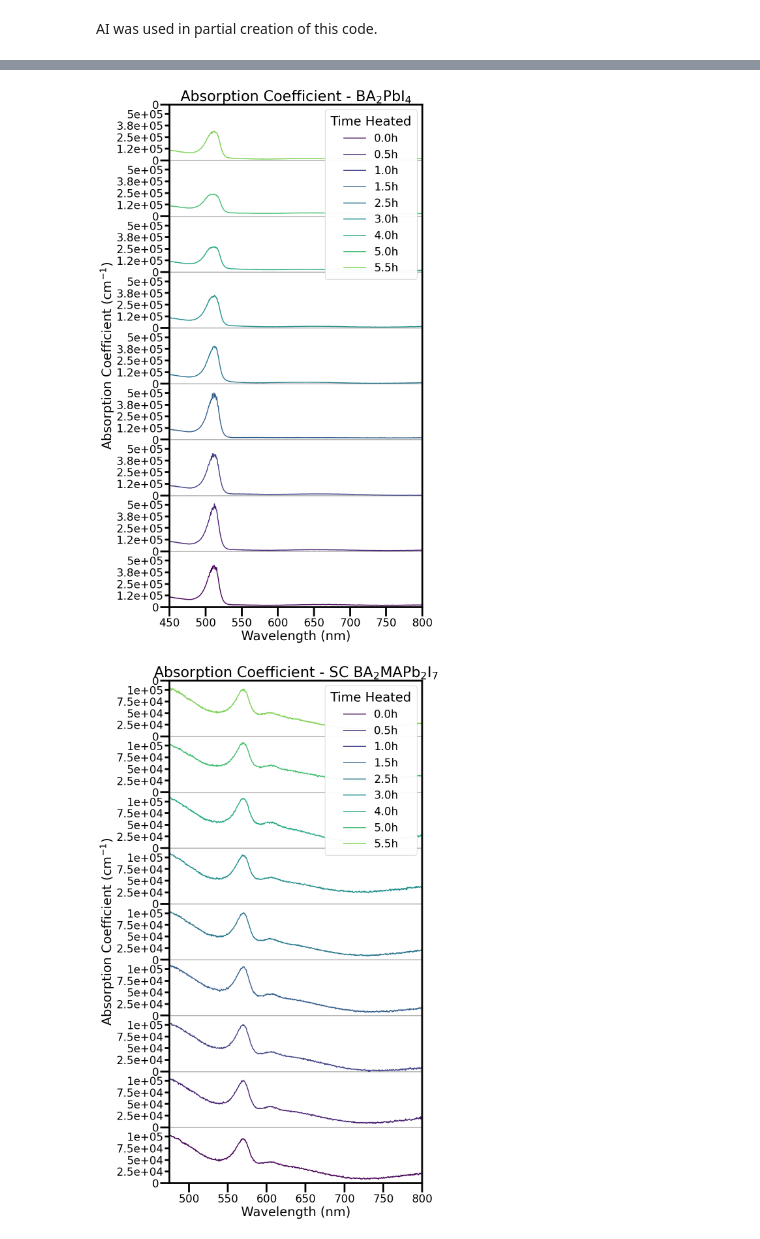
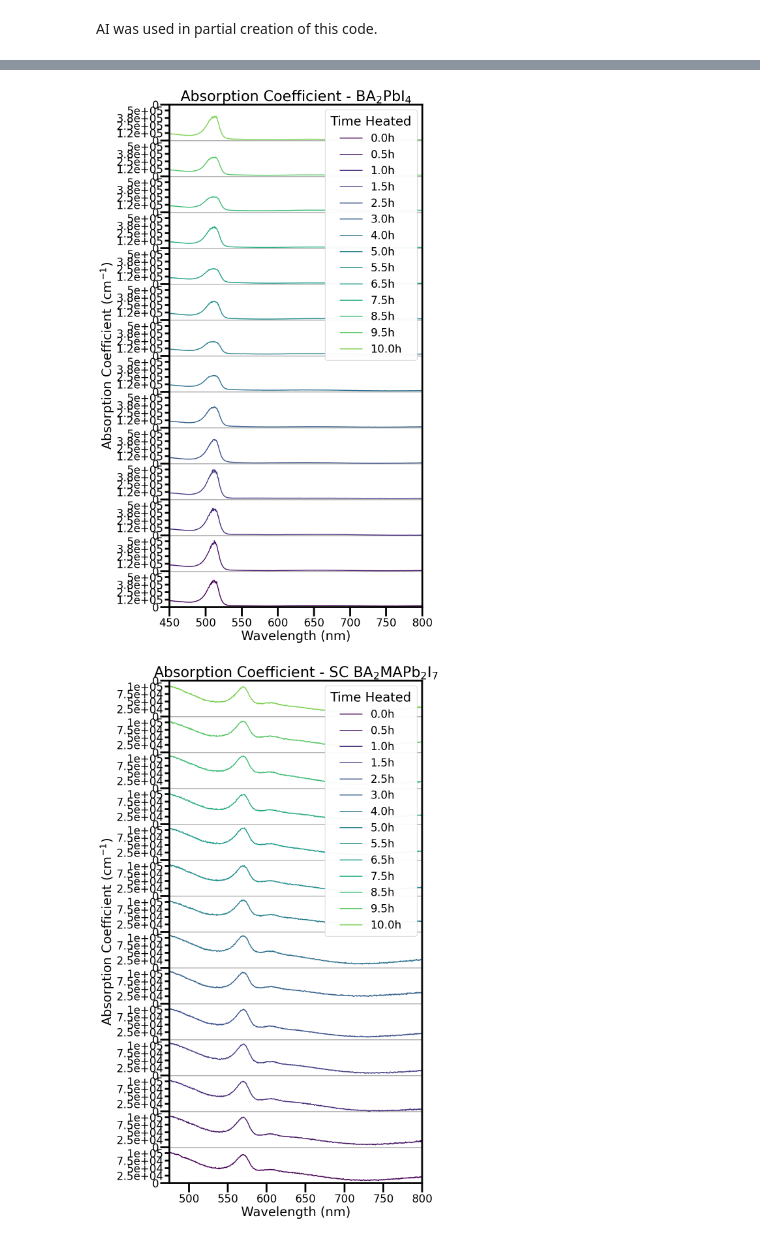
Before and after one commit to Phb22rr/4th-year-project, a Jupyter notebook: UV-Vis Plots sample3.ipynb, the cells around one changed output, grey strips where cells are left out. Drawn from its saved outputs; the diff is of its cells as text; code cells hidden in the pictures.

```diff
--- a/UV-Vis Plots sample3.ipynb
+++ b/UV-Vis Plots sample3.ipynb
@@ -110,9 +110,10 @@ csv_files = glob.glob(os.path.join(directory, "*.csv"))
 data_dict = {}
 
 for file in csv_files:
-    key = os.path.splitext(os.path.basename(file))[0]
+    key1 = os.path.splitext(os.path.basename(file))[0]
     #print(key)
-    key = key.replace("Easy access data - ", "", 1) #format == key.replace("old bit of key", "new bit of key", "counts(if counts == 1 then replaces all instances)")
+
+    key = key1.replace("Easy access data - ", "", 1) #format == key.replace("old bit of key", "new bit of key", "counts(if counts == 1 then replaces all instances)")
     key = key.replace("Sample set 3 - ", "", 1)
     #print(key)
     short_key = key.split(" - ")[0].strip()
@@ -123,10 +124,11 @@ for file in csv_files:
     short_key = short_key.replace(" heat", "",1)
 
     #print(short_key)
-
     placeholder = float(short_key.split("h")[0].strip())
+    print(placeholder)
 
     data_dict[str(placeholder)] = csv_to_numpy(file)
+
 print(data_dict.keys())
 #print(data_dict["0"][:, 0])
 #print(data_dict["0"][:, 1])
@@ -138,7 +140,8 @@ print(data_dict.keys())
 #the order of the keys is in the awful ['0', '139', '162', '167', '185', '192', '1', '209', '21', '215', '26', '44', '50', '67', '73'] order. We need to fix that
 key_list = []
 for key in data_dict.keys():
-    key_list.append(float(key))
+    key1=float(key)
+    key_list.append(key1)
     correct_key_order = np.argsort(key_list)
 print(correct_key_order)
 
@@ -247,11 +265,11 @@ for i in [3, 4, 5]:
     # define y_jump per material
     if i == 3:
         #y_jump = [90, 90, 75, 75]
-        y_jump= [100, 100, 100, 100, 100, 100, 100, 100, 100, 100]
+        y_jump= [100, 100, 100, 100, 100, 100, 100, 100, 100, 100, 100, 100, 100, 100, 100, 100, 100, 100, 100, 100, 100, 100, 100, 100, 100, 100, 100, 100]
     elif i == 4:
-        y_jump = [100, 100, 100, 100, 100, 100, 100, 100, 100, 100]
+        y_jump = [100, 100, 100, 100, 100, 100, 100, 100, 100, 100, 100, 100, 100, 100, 100, 100, 100, 100, 100, 100, 100, 100, 100, 100, 100, 100, 100, 100]
     elif i == 5:
-        y_jump = [100, 100, 100, 100, 100, 100, 100, 100, 100, 100]
+        y_jump = [100, 100, 100, 100, 100, 100, 100, 100, 100, 100, 100, 100, 100, 100, 100, 100, 100, 100, 100, 100, 100, 100, 100, 100, 100, 100, 100, 100]
 
     y_jump = [(120/100) * i for i in y_jump]
     print(y_jump)
@@ -340,13 +358,13 @@ y_jump = 2.25
 for i in [3, 4, 5]:
     if i == 3:
         #y_jump = [90, 90, 75, 75]
-        y_jump = [5, 5, 5, 5, 5, 5, 5, 5, 5, 5]
+        y_jump = [5, 5, 5, 5, 5, 5, 5, 5, 5, 5, 5, 5, 5, 5, 5, 5, 5, 5, 5]
         y_jump = [2 for i in range(len(y_jump))]
     elif i == 4:
-        y_jump = [5, 5, 5, 5, 5, 5, 5, 5, 5, 5]
+        y_jump = [5, 5, 5, 5, 5, 5, 5, 5, 5, 5, 5, 5, 5, 5, 5, 5, 5, 5, 5]
         y_jump = [0.5 for i in range(len(y_jump))]
     elif i == 5:
-        y_jump = [5, 5, 5, 5, 5, 5, 5, 5, 5, 5]
+        y_jump = [5, 5, 5, 5, 5, 5, 5, 5, 5, 5, 5, 5, 5, 5, 5, 5, 5, 5, 5]
         y_jump = [1.2 for i in range(len(y_jump))]
     y_jump = [120/100 * i for i in y_jump]
 
@@ -458,12 +476,12 @@ y_jump = 2.25* 10 ** 5
 for i in [3, 4, 5]:
     if i == 3:
         #y_jump = [90, 90, 75, 75]
-        y_jump = [100000, 100000, 100000, 100000, 100000, 100000, 100000, 100000, 100000, 100000]
+        y_jump = [100000, 100000, 100000, 100000, 100000, 100000, 100000, 100000, 100000, 100000, 100000, 100000, 100000, 100000, 100000, 100000, 100000, 100000, 100000]
         y_jump = [i * 5 for i in y_jump]
     elif i == 4:
-        y_jump = [100000, 100000, 100000, 100000, 100000, 100000, 100000, 100000, 100000, 100000]
+        y_jump = [100000, 100000, 100000, 100000, 100000, 100000, 100000, 100000, 100000, 100000, 100000, 100000, 100000, 100000, 100000, 100000, 100000, 100000, 100000]
     elif i == 5:
-        y_jump = [100000, 100000, 100000, 100000, 100000, 100000, 100000, 100000, 100000, 100000]
+        y_jump = [100000, 100000, 100000, 100000, 100000, 100000, 100000, 100000, 100000, 100000, 100000, 100000, 100000, 100000, 100000, 100000, 100000, 100000, 100000]
         y_jump = [i * 3.8 for i in y_jump]
     y_jump = [120/100 * i for i in y_jump]
 
@@ -531,32 +549,32 @@ for i in [3, 4, 5]:
     #Just copy and paste this code in for all the other stuff we need to plot
     #recall the name of the material used
     name = {3:r"BA$_{2}$PbI$_{4}$", 4:r"SC BA$_{2}$MAPb$_{2}$I$_{7}$", 5:r"PC BA$_{2}$MAPb$_{2}$I$_{7}$"}[i]
 
     #finish the plots
     #fix, ax = plt.subplots(figsize = (1,2.5))
     #plt.ylim(0, 100)
     if i == 3 or i == 5:
         plt.xlim(450, 800)
     else:
         plt.xlim(475, 800)
 
     plt.title(f"Absorption Coefficient - {name}")
     plt.xlabel(r"Wavelength (nm)")
     plt.ylabel("Absorption Coefficient (cm$^{-1}$)")
 
     #this si the stuff ot make the doubel legend box
     handles, labels, order = legend_setup()
 
     Plot_legend = plt.legend(np.array(handles)[order], np.array(labels)[order], loc="upper right", title="Time Heated", borderpad=0.5)
     plt.gca().add_artist(Plot_legend)
 
     #savign the graphs
     name = {3:"BA2PbI4", 4:"SC BA2MAPb2I7", 5:"PC BA2MAPb2I7"}[i]
     vector_image = os.path.join(r"A:\Y4 Project code\Graphs", f"{name} Early AbsCO.svg")
     png_image = os.path.join(r"A:\Y4 Project code\Graphs", f"{name} Early AbsCO.png")
     plt.savefig(vector_image, bbox_inches='tight')
     plt.savefig(png_image, dpi=300, bbox_inches='tight')
     plt.show()
 # %% [output]
-[figure, old version]
+[figure, new version]
-[figure, old version]
+[figure, new version]
```
Also changed, not shown: parts of 4 cells of this notebook, 4 other files.
